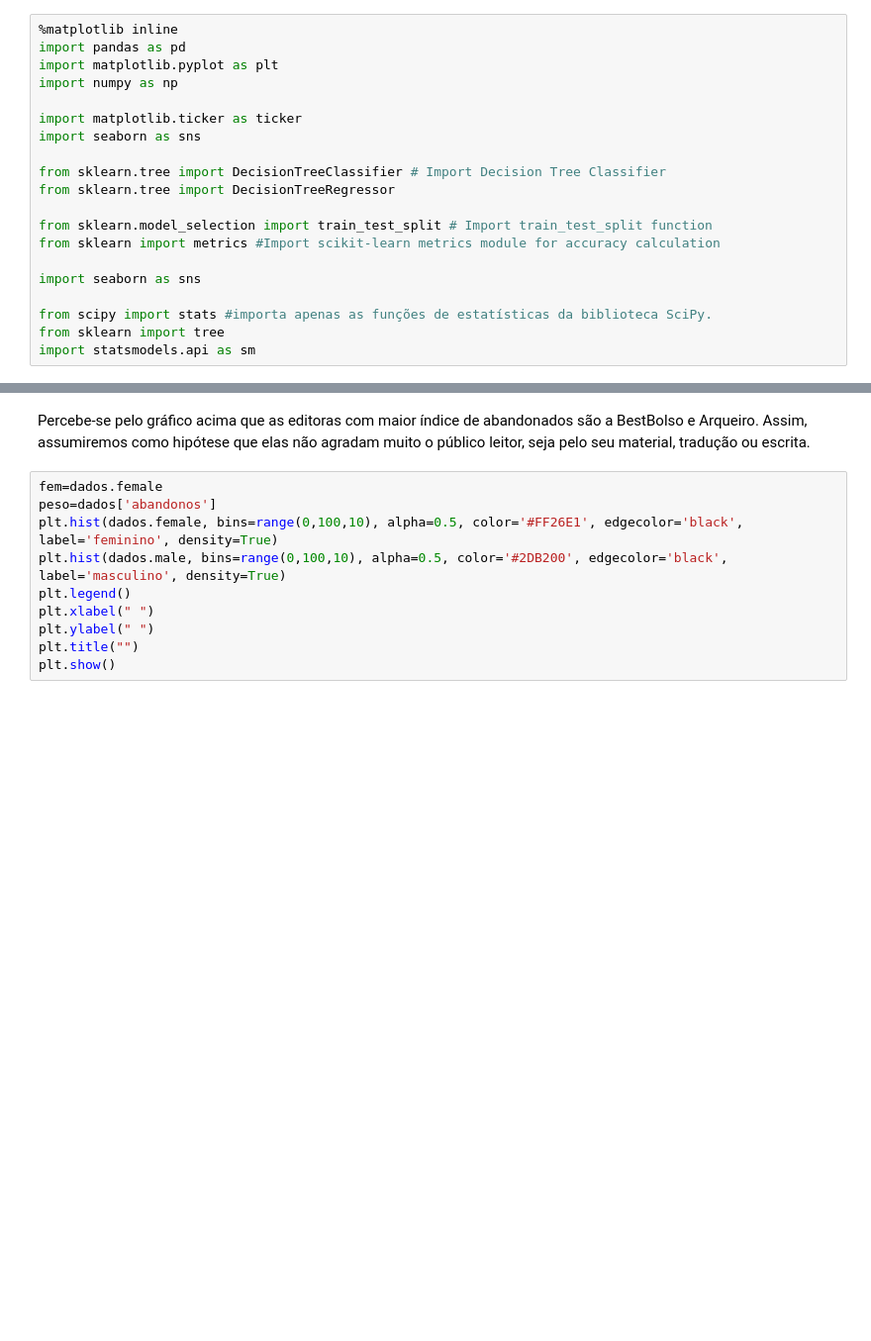
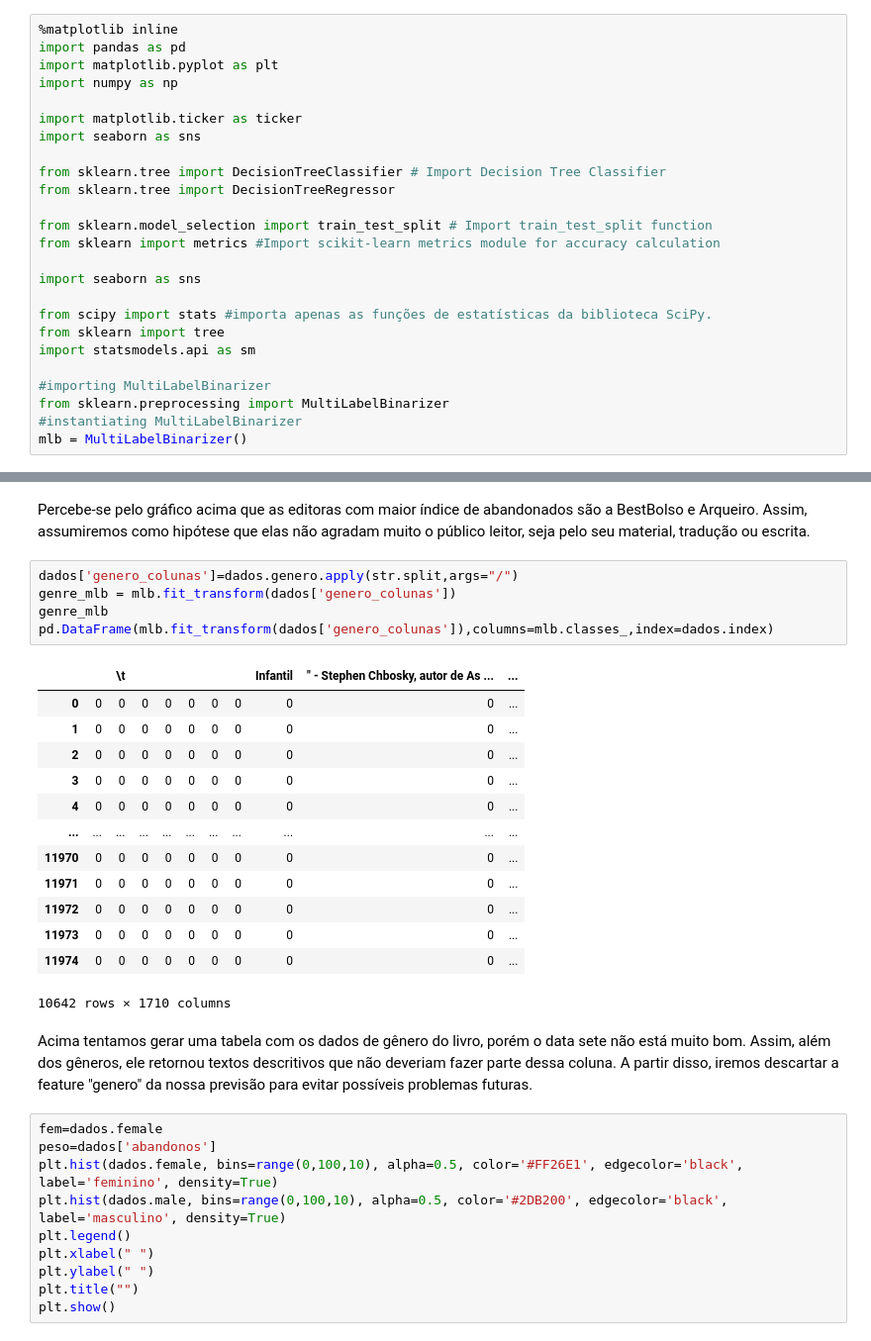
Before and after one commit to insper-classroom/22-1b-cd-p2-leandra_taina, a Jupyter notebook: Oficial (1).ipynb, the cells around one changed output, grey strips where cells are left out. Shown at 99% size. Drawn from its saved outputs; the diff is of its cells as text; blank space fills up the shorter version.

```diff
--- a/Oficial (1).ipynb
+++ b/Oficial (1).ipynb
@@ -30,6 +30,11 @@ import seaborn as sns
 from scipy import stats #importa apenas as funções de estatísticas da biblioteca SciPy.
 from sklearn import tree
 import statsmodels.api as sm
+
+#importing MultiLabelBinarizer
+from sklearn.preprocessing import MultiLabelBinarizer
+#instantiating MultiLabelBinarizer
+mlb = MultiLabelBinarizer()
 # %% [markdown]
 #### verificando o repositório
 # %%
@@ -366,6 +310,27 @@ plt.show()
 [figure]
 # %% [markdown]
 Percebe-se pelo gráfico acima que as editoras com maior índice de abandonados são a BestBolso e Arqueiro. Assim, assumiremos como hipótese que elas não agradam muito o público leitor, seja pelo seu material, tradução ou escrita.
+# %%
+dados['genero_colunas']=dados.genero.apply(str.split,args="/")
+genre_mlb = mlb.fit_transform(dados['genero_colunas'])
+genre_mlb
+pd.DataFrame(mlb.fit_transform(dados['genero_colunas']),columns=mlb.classes_,index=dados.index)
+# %% [output]
+|  |  | \t |  |  |  |  |  | Infantil | " - Stephen Chbosky, autor de As ... | ... |
+| 0 | 0 | 0 | 0 | 0 | 0 | 0 | 0 | 0 | 0 | ... |
+| 1 | 0 | 0 | 0 | 0 | 0 | 0 | 0 | 0 | 0 | ... |
+| 2 | 0 | 0 | 0 | 0 | 0 | 0 | 0 | 0 | 0 | ... |
+| 3 | 0 | 0 | 0 | 0 | 0 | 0 | 0 | 0 | 0 | ... |
+| 4 | 0 | 0 | 0 | 0 | 0 | 0 | 0 | 0 | 0 | ... |
+| ... | ... | ... | ... | ... | ... | ... | ... | ... | ... | ... |
+| 11970 | 0 | 0 | 0 | 0 | 0 | 0 | 0 | 0 | 0 | ... |
+| 11971 | 0 | 0 | 0 | 0 | 0 | 0 | 0 | 0 | 0 | ... |
+| 11972 | 0 | 0 | 0 | 0 | 0 | 0 | 0 | 0 | 0 | ... |
+| 11973 | 0 | 0 | 0 | 0 | 0 | 0 | 0 | 0 | 0 | ... |
+| 11974 | 0 | 0 | 0 | 0 | 0 | 0 | 0 | 0 | 0 | ... |
+10642 rows × 1710 columns
+# %% [markdown]
+Acima tentamos gerar uma tabela com os dados de gênero do livro, porém o data sete não está muito bom. Assim, além dos gêneros, ele retornou textos descritivos que não deveriam fazer parte dessa coluna. A partir disso, iremos descartar a feature "genero" da nossa previsão para evitar possíveis problemas futuras.
 # %%
 fem=dados.female
 peso=dados['abandonos']
```
Also changed, not shown: parts of 28 cells of this notebook.
